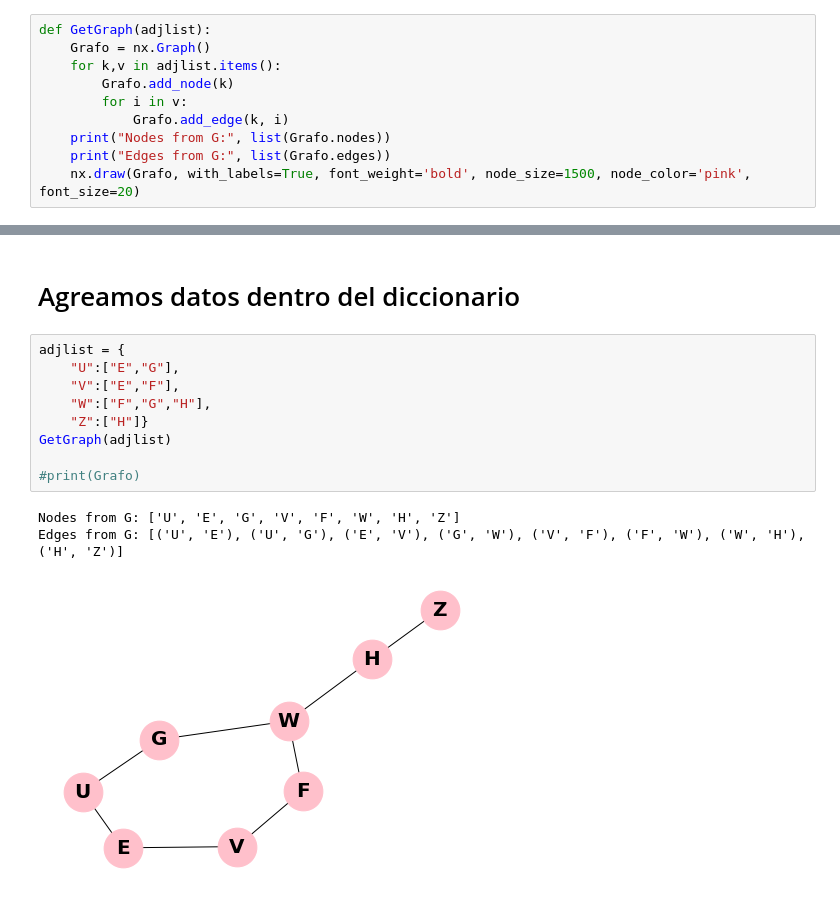
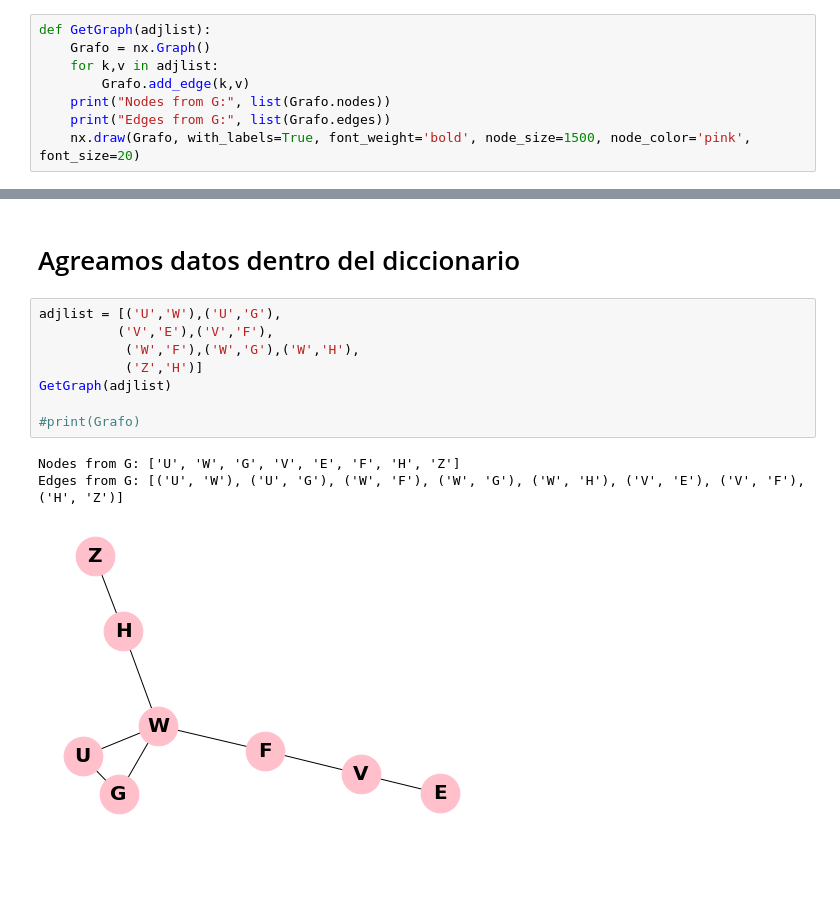
Before and after one commit to AndreaJCharlesSantos/Grafos, a Jupyter notebook: lenguajes-y-automatas-unidad-1-AndreaJCharlesSantos/AdjacencyListStructure.ipynb, the cells around one changed output, grey strips where cells are left out. Cells and saved outputs as stored; diff of their text form; blank space fills up the shorter version.

```diff
--- a/lenguajes-y-automatas-unidad-1-AndreaJCharlesSantos/AdjacencyListStructure.ipynb
+++ b/lenguajes-y-automatas-unidad-1-AndreaJCharlesSantos/AdjacencyListStructure.ipynb
@@ -12,10 +12,8 @@ import matplotlib.pyplot as plt
 # %%
 def GetGraph(adjlist):
     Grafo = nx.Graph()
-    for k,v in adjlist.items():
-        Grafo.add_node(k)
-        for i in v:
-            Grafo.add_edge(k, i)
+    for k,v in adjlist:
+        Grafo.add_edge(k,v)
     print("Nodes from G:", list(Grafo.nodes))
     print("Edges from G:", list(Grafo.edges))
     nx.draw(Grafo, with_labels=True, font_weight='bold', node_size=1500, node_color='pink', font_size=20)
@@ -26,15 +24,14 @@ adjlist = {}
 # %% [markdown]
 # Agreamos datos dentro del diccionario
 # %%
-adjlist = {
-    "U":["E","G"],
-    "V":["E","F"],
-    "W":["F","G","H"],
-    "Z":["H"]}
+adjlist = [('U','W'),('U','G'),
+          ('V','E'),('V','F'),
+           ('W','F'),('W','G'),('W','H'),
+           ('Z','H')]
 GetGraph(adjlist)
 
 #print(Grafo)
 # %% [output]
-Nodes from G: ['U', 'E', 'G', 'V', 'F', 'W', 'H', 'Z']
-Edges from G: [('U', 'E'), ('U', 'G'), ('E', 'V'), ('G', 'W'), ('V', 'F'), ('F', 'W'), ('W', 'H'), ('H', 'Z')]
+Nodes from G: ['U', 'W', 'G', 'V', 'E', 'F', 'H', 'Z']
+Edges from G: [('U', 'W'), ('U', 'G'), ('W', 'F'), ('W', 'G'), ('W', 'H'), ('V', 'E'), ('V', 'F'), ('H', 'Z')]
-[figure, old version]
+[figure, new version]
```
Also changed, not shown: 3 other files.
